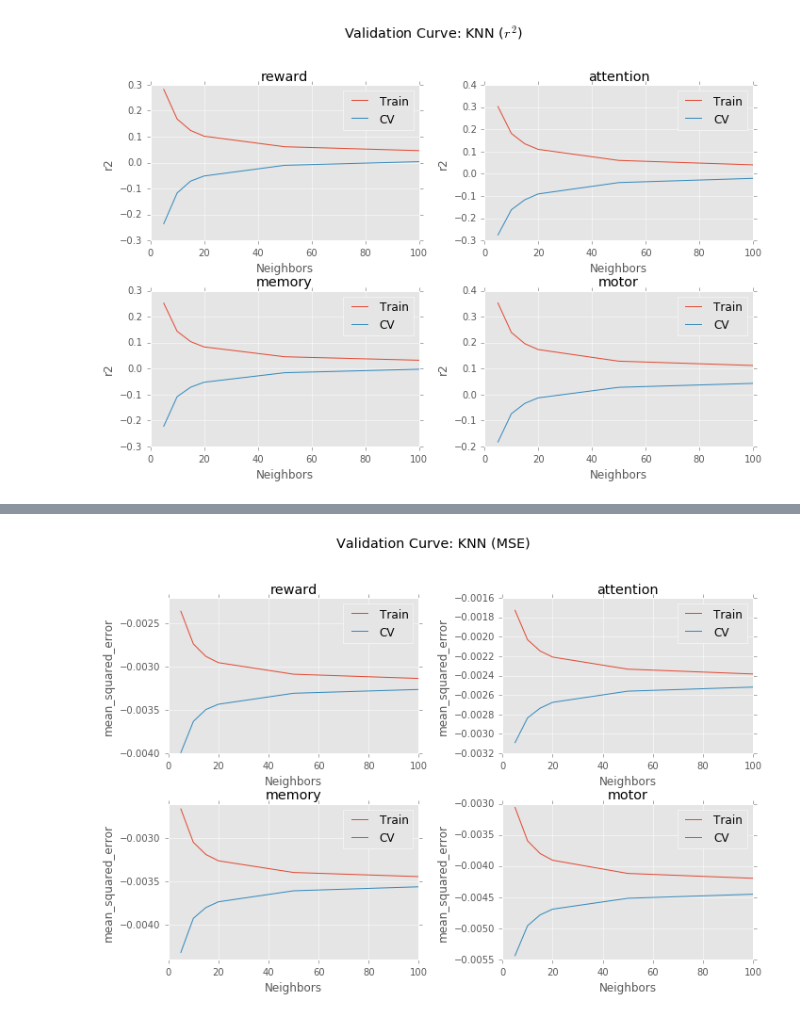
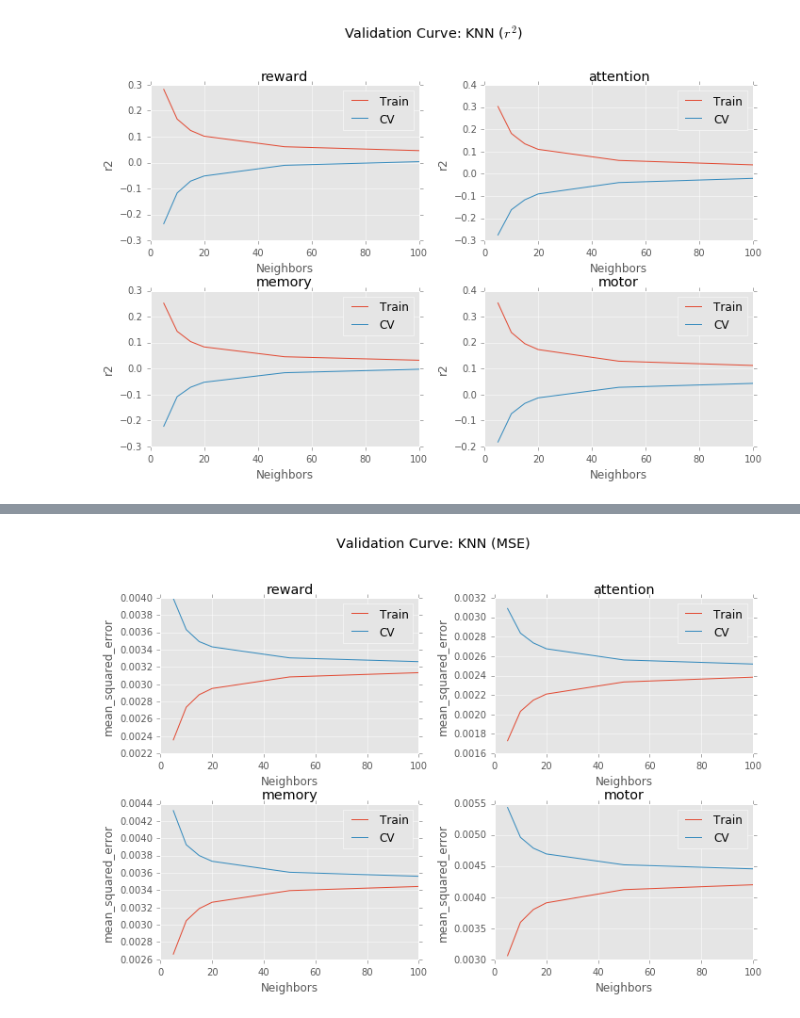
Before and after one commit to voytekresearch/nsaba, a Jupyter notebook: notebooks/testing/Estimation.ipynb, the cells around one changed output, grey strips where cells are left out. Drawn from its saved outputs; the diff is of its cells as text; code cells hidden in the pictures.

```diff
--- a/notebooks/testing/Estimation.ipynb
+++ b/notebooks/testing/Estimation.ipynb
@@ -146,7 +146,7 @@ for term, sb, df in zip(terms, range(221,225), dfs):
                                                   X, y, "max_depth", depth,
                                                   scoring=score, n_jobs=4, cv=5)
     plot_vc(depth, train_scores, valid_scores,
-            score, "Depth (log)", sb, term)
+            score, "Depth", sb, term)
 
     train_scores_.append(train_scores)
     valid_scores_.append(valid_scores)
@@ -192,7 +192,7 @@ for term, sb, df in zip(terms, range(221,225), dfs):
                                                   X, y, "max_depth", depth,
                                                   scoring=score, n_jobs=4, cv=5)
     plot_vc(depth, -train_scores, -valid_scores,
-            score, "Depth (log)", sb, term)
+            score, "Depth", sb, term)
 
     train_scores_.append(train_scores)
     valid_scores_.append(valid_scores)
@@ -369,26 +369,26 @@ motor              100               0.111709        0.0428484
 # %%
 score='mean_squared_error'
 train_scores_ = []
 valid_scores_ = []
 
 plt.figure(figsize=(10,7))
 plt.suptitle("Validation Curve: KNN (MSE)", fontsize='x-large')
 for term, sb, df in zip(terms, range(221,225), dfs):
     X = df.loc[:, 'x':'z'].as_matrix()
     y = df.loc[:, term].as_matrix()
     train_scores, valid_scores = validation_curve(KNeighborsRegressor(),
                                               X, y, "n_neighbors", neighbors,
                                               scoring=score, n_jobs=4, cv=5)
-    plot_vc(neighbors, train_scores, valid_scores,
+    plot_vc(neighbors, -train_scores, -valid_scores,
             score, "Neighbors", sb, term)
 
     train_scores_.append(train_scores)
     valid_scores_.append(valid_scores)
 
 plt.tight_layout()
 plt.subplots_adjust(top=.85)
 # %% [output]
-[figure, old version]
+[figure, new version]
 # %%
 # Printing and saving scores
 print_scores(terms, neighbors, train_scores_, valid_scores_, "Neighbors")
```
Also changed, not shown: parts of 8 cells of this notebook, 5 other files.
